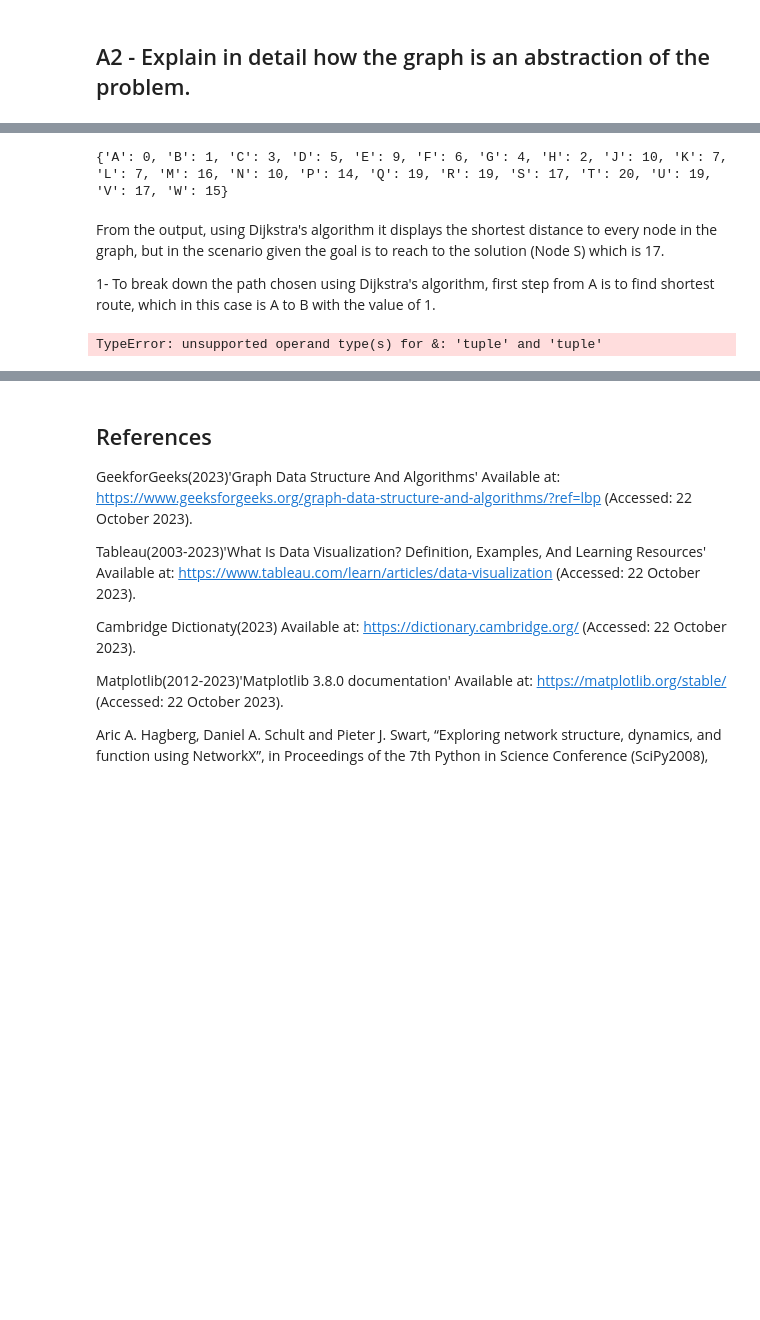
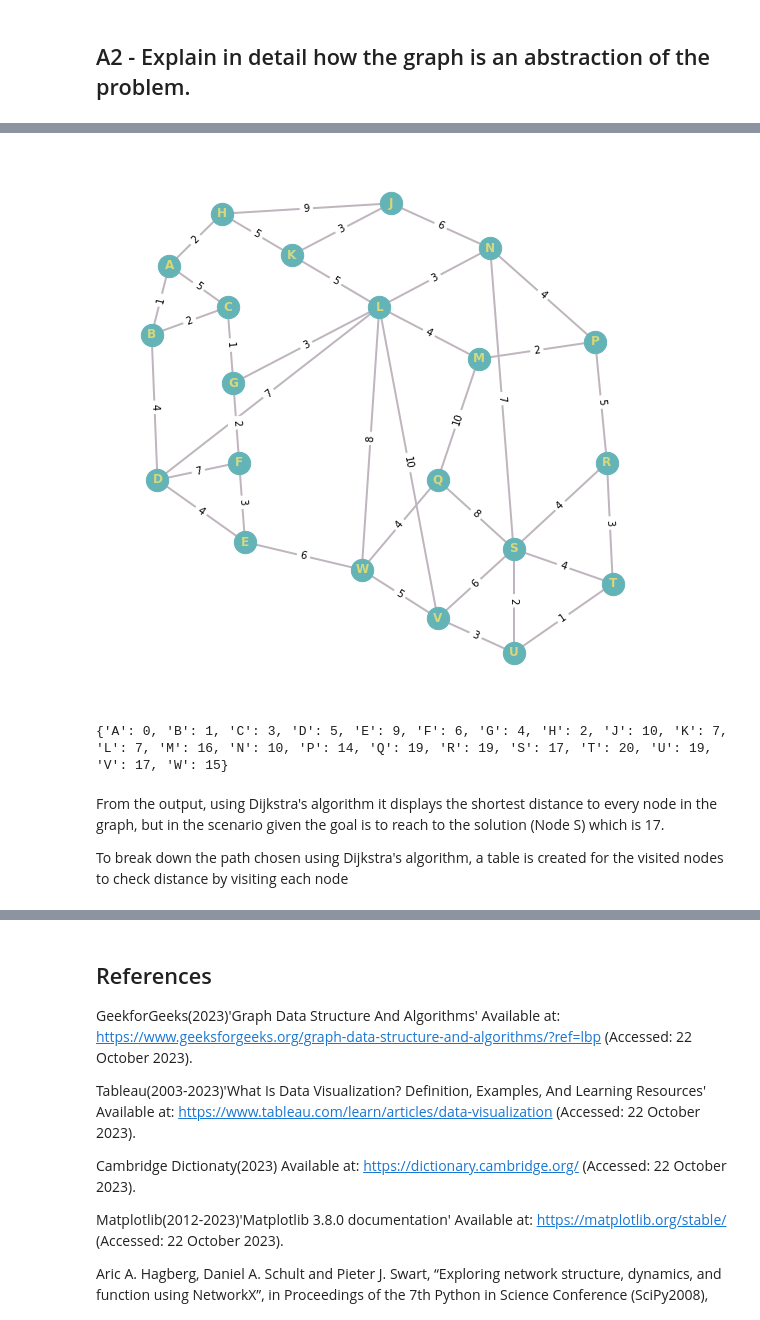
Before and after one commit to Rfg2048/AI, a Jupyter notebook: AI.ipynb, the cells around one changed output, grey strips where cells are left out. Saved outputs shown, nothing was run; the diff lists cells and outputs as text; code cells hidden in the pictures; blank space fills up the shorter version.

```diff
--- a/AI.ipynb
+++ b/AI.ipynb
@@ -104,33 +104,39 @@ fix_node_position = {
     'N':(4.9,1.7),
     'M':(4.7,-1.5),
     'P':(6.7,-1),
     'Q':(4,-5),
     'R':(6.9,-4.5),
     'S':(5.3,-7),
     'T':(7,-8),
     'U':(5.3,-10),
     'V':(4,-9),
     'W':(2.7,-7.6)
 }
 
 pos = fix_node_position
 
 node_label = {node: node for node in graph.nodes()}
 
 edge_label = {(u,v): d['weight'] for u,v,d in graph.edges(data=True)}
 
+edge_colors= "#bfb5be"
+
 def draw_graph(graph, pos, node_label, edge_label, edge_colors):
 
     plt.figure(figsize=(10,10))
 
     #Drawing nodes and edges with letters and weight using networkx library
     nx.draw_networkx_nodes(graph, pos, node_size=500, node_color = "#64b3b7")
     nx.draw_networkx_edges(graph,pos, edge_color=edge_colors, width=2)
     nx.draw_networkx_labels(graph, pos, labels=node_label, font_color="#d7d87b", font_weight="bold")
     nx.draw_networkx_edge_labels(graph, pos, edge_labels=edge_label)
 
     plt.axis('off')
     plt.show()
+
+draw_graph(graph, pos, node_label, edge_label, edge_colors)
+# %% [output]
+[figure, added]
 # %%
 print(calculate_distances(fig1_graph,'A'))
 # %% [output]
@@ -138,9 +144,4 @@ print(calculate_distances(fig1_graph,'A'))
 # %% [markdown]
 From the output, using Dijkstra's algorithm it displays the shortest distance to every node in the graph, but in the scenario given the goal is to reach to the solution (Node S) which is 17.
 
-1- To break down the path chosen using Dijkstra's algorithm, first step from A is to find shortest route, which in this case is A to B with the value of 1.
+To break down the path chosen using Dijkstra's algorithm, a table is created for the visited nodes to check distance by visiting each node
-# %%
-edge_colors=["red" if ((u,v) == ('A','B') & (u,v) == ('B','D')) else "#bfb5be" for u,v in graph.edges()]
-draw_graph(graph, pos, node_label, edge_label, edge_colors)
-# %% [output]
-TypeError: unsupported operand type(s) for &: 'tuple' and 'tuple'
```
Also changed, not shown: parts of 10 cells of this notebook.
